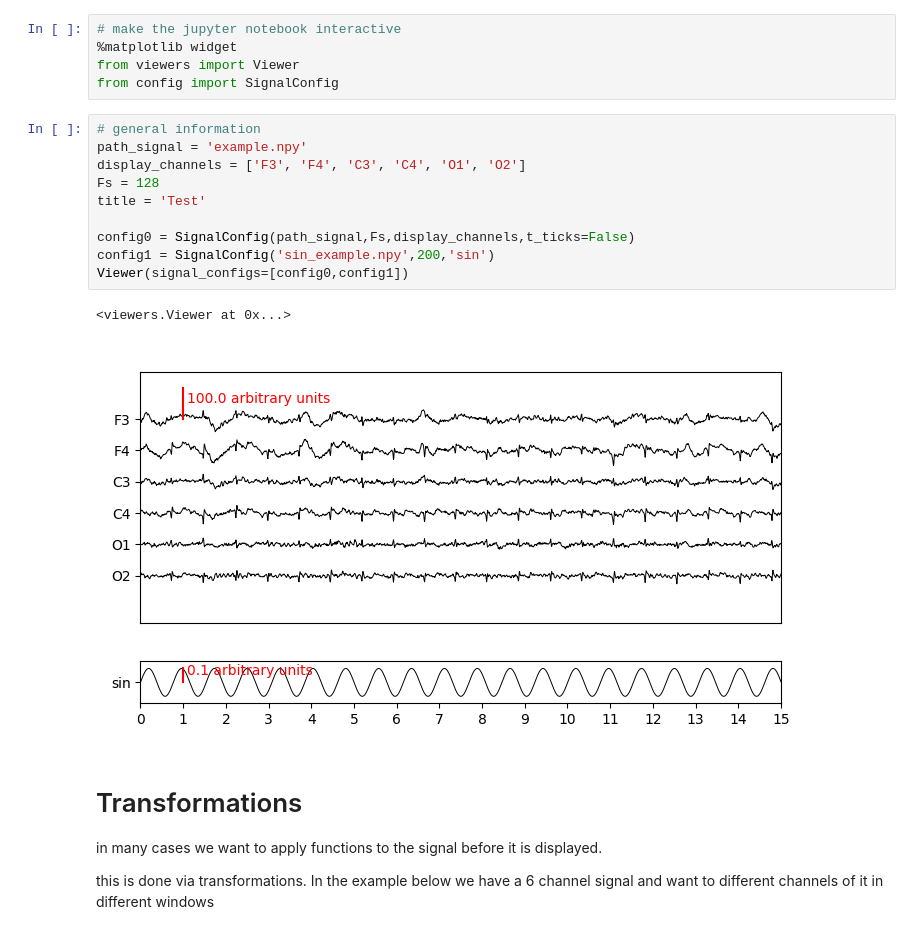
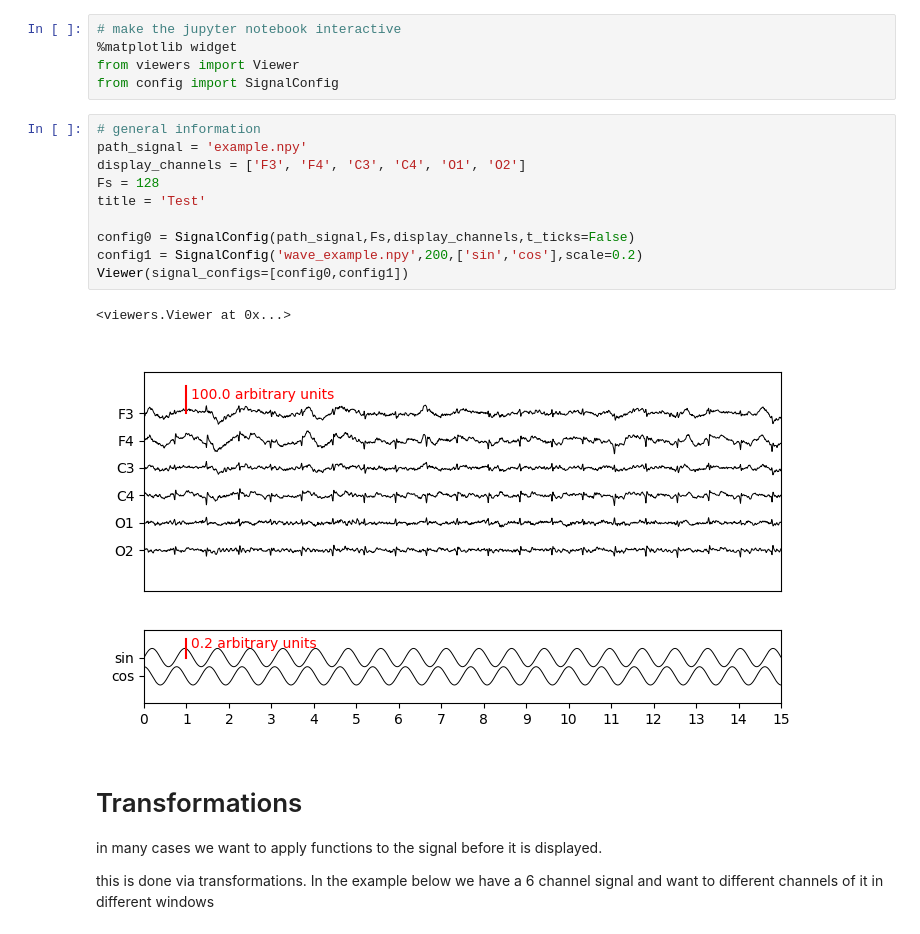
Before and after one commit to MoritzAlkofer/BIOViewer, a Jupyter notebook: demo.ipynb, the cells around one changed output. Drawn from its saved outputs; the diff is of its cells as text.

```diff
--- a/demo.ipynb
+++ b/demo.ipynb
@@ -80,16 +81,16 @@ from config import SignalConfig
 # %%
 # general information
 path_signal = 'example.npy'
 display_channels = ['F3', 'F4', 'C3', 'C4', 'O1', 'O2']
 Fs = 128
 title = 'Test'
 
 config0 = SignalConfig(path_signal,Fs,display_channels,t_ticks=False)
-config1 = SignalConfig('sin_example.npy',200,'sin')
+config1 = SignalConfig('wave_example.npy',200,['sin','cos'],scale=0.2)
 Viewer(signal_configs=[config0,config1])
 # %% [output]
 <viewers.Viewer at 0x...>
-[figure, old version]
+[figure, new version]
 # %% [markdown]
 # Transformations
 in many cases we want to apply functions to the signal before it is displayed.
```
Also changed, not shown: parts of 4 cells of this notebook, 1 other file.
